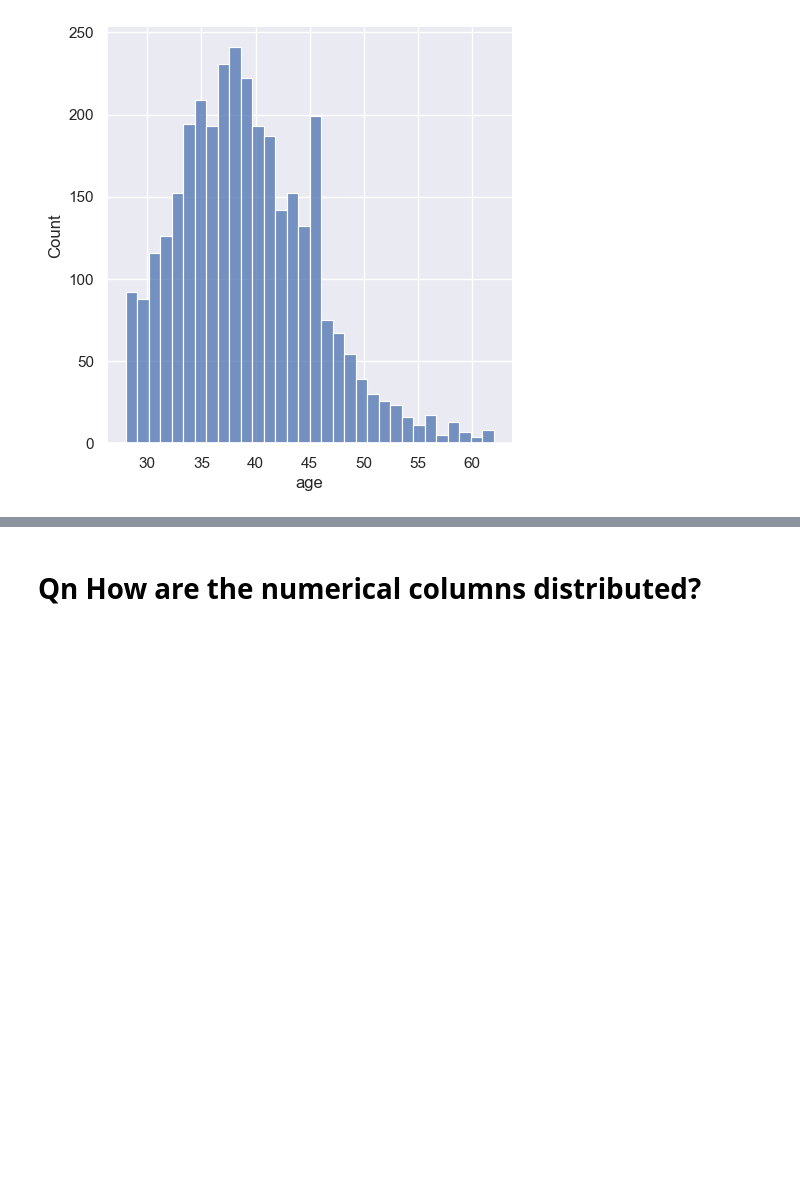
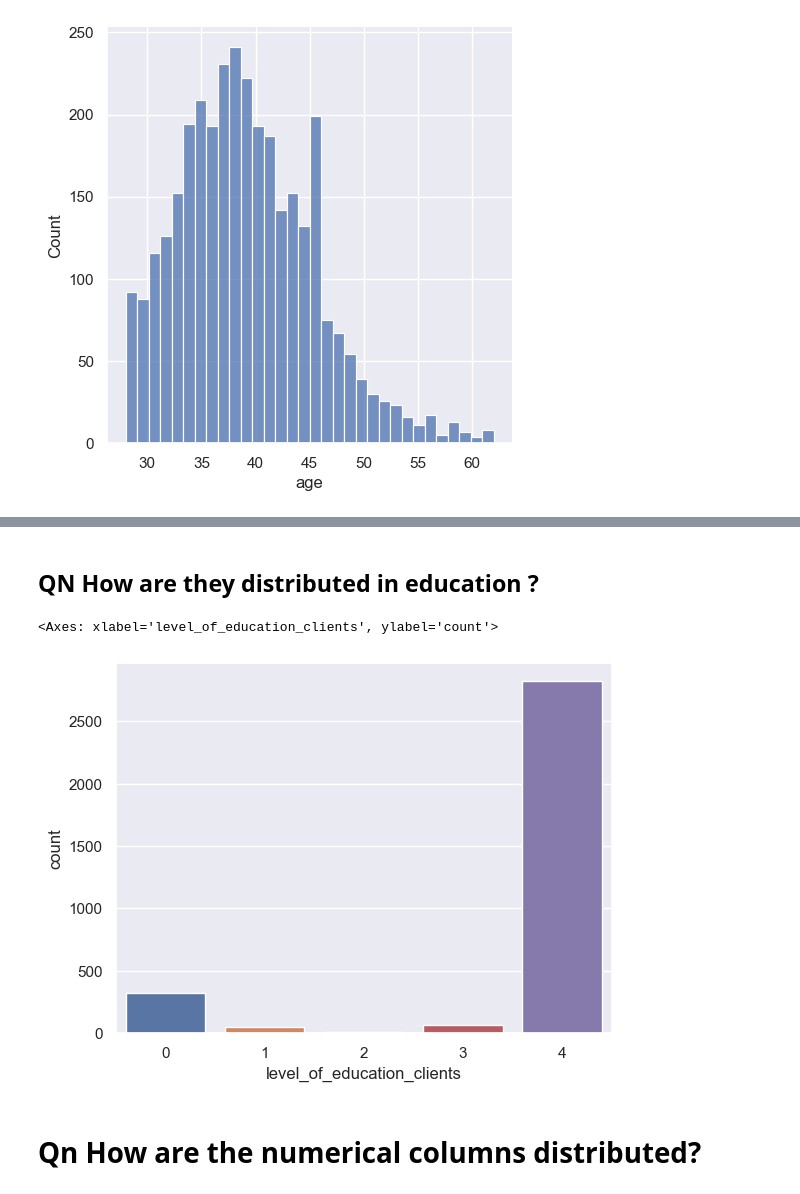
Before and after one commit to Group-10-Refactory-Capstone/Group10RefactoryCapstone, a Jupyter notebook: Explanatory Data analysis simon.ipynb, the cells around one changed output, grey strips where cells are left out. Saved outputs shown, nothing was run; the diff lists cells and outputs as text; code cells hidden in the pictures; blank space fills up the shorter version.

```diff
--- a/Explanatory Data analysis simon.ipynb
+++ b/Explanatory Data analysis simon.ipynb
@@ -132,3 +149,10 @@ sns.displot(filtered_data['age'])
+# %% [markdown]
+## QN How are they distributed in education ?
+# %%
+sns.countplot(x='level_of_education_clients',data=filtered_data)
+# %% [output]
+<Axes: xlabel='level_of_education_clients', ylabel='count'>
+[figure, added]
 # %% [markdown]
 # Qn How are the numerical columns distributed?
 # %%
```
Also changed, not shown: parts of 8 cells of this notebook.
